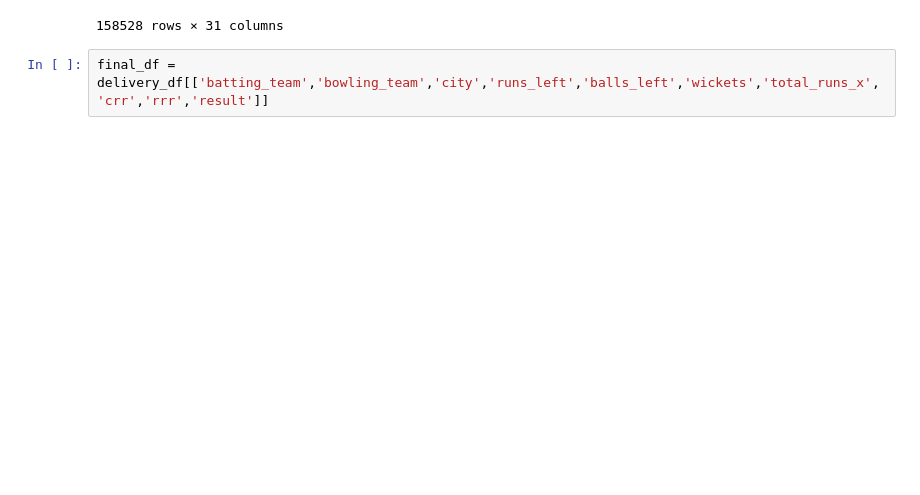
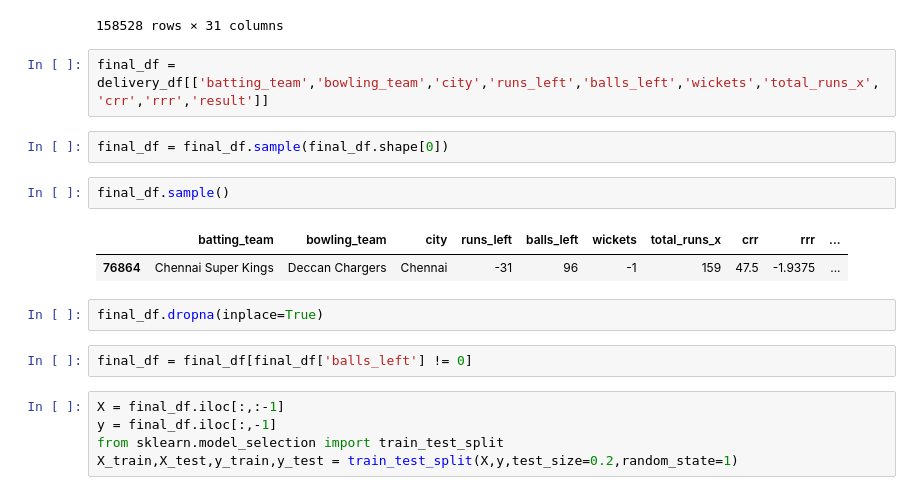
Before and after one commit to RandomRohit-hub/IPL-Data-Predictive-model, a Jupyter notebook: Untitled.ipynb, the cells around one changed output. Saved outputs shown, nothing was run; the diff lists cells and outputs as text; blank space fills up the shorter version.

```diff
--- a/Untitled.ipynb
+++ b/Untitled.ipynb
@@ -344,3 +344,19 @@ delivery_df
 158528 rows × 31 columns
 # %%
 final_df = delivery_df[['batting_team','bowling_team','city','runs_left','balls_left','wickets','total_runs_x','crr','rrr','result']]
+# %%
+final_df = final_df.sample(final_df.shape[0])
+# %%
+final_df.sample()
+# %% [output]
+|  | batting_team | bowling_team | city | runs_left | balls_left | wickets | total_runs_x | crr | rrr | ... |
+| 76864 | Chennai Super Kings | Deccan Chargers | Chennai | -31 | 96 | -1 | 159 | 47.5 | -1.9375 | ... |
+# %%
+final_df.dropna(inplace=True)
+# %%
+final_df = final_df[final_df['balls_left'] != 0]
+# %%
+X = final_df.iloc[:,:-1]
+y = final_df.iloc[:,-1]
+from sklearn.model_selection import train_test_split
+X_train,X_test,y_train,y_test = train_test_split(X,y,test_size=0.2,random_state=1)
```
